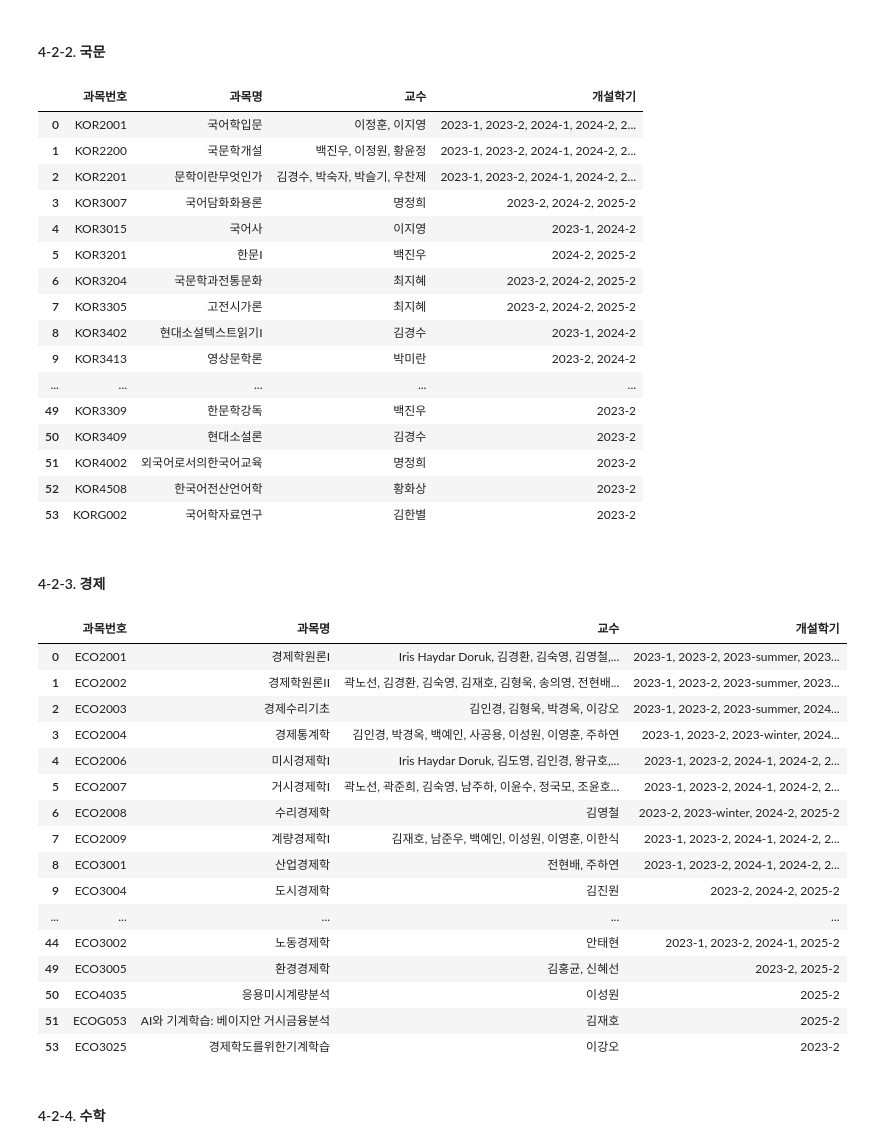
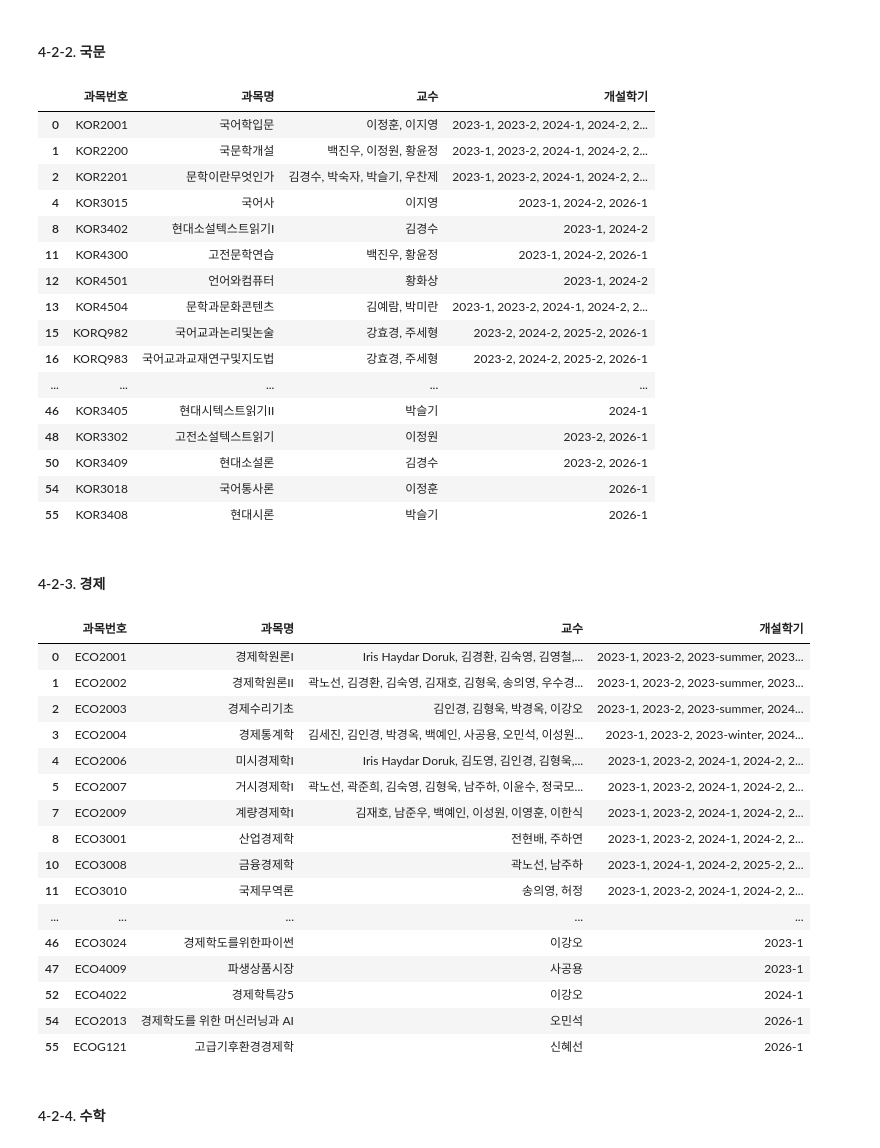
Before and after one commit to neulbokim/coursecheck, a Jupyter notebook: semester-course.ipynb, the cells around one changed output. Drawn from its saved outputs; the diff is of its cells as text; code cells hidden in the pictures.

```diff
--- a/semester-course.ipynb
+++ b/semester-course.ipynb
@@ -229,55 +281,55 @@ df_mgt_fall
 # %%
 make_major_dfs(df_all, major_name="kor", prefix="KOR")
 # %%
-#df_kor_spring
+df_kor_spring
 #df_kor_summer
-df_kor_fall
+#df_kor_fall
 #df_kor_winter
 # %% [output]
 |  | 과목번호 | 과목명 | 교수 | 개설학기 |
 | 0 | KOR2001 | 국어학입문 | 이정훈, 이지영 | 2023-1, 2023-2, 2024-1, 2024-2, 2... |
 | 1 | KOR2200 | 국문학개설 | 백진우, 이정원, 황윤정 | 2023-1, 2023-2, 2024-1, 2024-2, 2... |
 | 2 | KOR2201 | 문학이란무엇인가 | 김경수, 박숙자, 박슬기, 우찬제 | 2023-1, 2023-2, 2024-1, 2024-2, 2... |
-| 3 | KOR3007 | 국어담화화용론 | 명정희 | 2023-2, 2024-2, 2025-2 |
-| 4 | KOR3015 | 국어사 | 이지영 | 2023-1, 2024-2 |
-| 5 | KOR3201 | 한문I | 백진우 | 2024-2, 2025-2 |
-| 6 | KOR3204 | 국문학과전통문화 | 최지혜 | 2023-2, 2024-2, 2025-2 |
-| 7 | KOR3305 | 고전시가론 | 최지혜 | 2023-2, 2024-2, 2025-2 |
+| 4 | KOR3015 | 국어사 | 이지영 | 2023-1, 2024-2, 2026-1 |
 | 8 | KOR3402 | 현대소설텍스트읽기I | 김경수 | 2023-1, 2024-2 |
-| 9 | KOR3413 | 영상문학론 | 박미란 | 2023-2, 2024-2 |
+| 11 | KOR4300 | 고전문학연습 | 백진우, 황윤정 | 2023-1, 2024-2, 2026-1 |
+| 12 | KOR4501 | 언어와컴퓨터 | 황화상 | 2023-1, 2024-2 |
+| 13 | KOR4504 | 문학과문화콘텐츠 | 김예람, 박미란 | 2023-1, 2023-2, 2024-1, 2024-2, 2... |
+| 15 | KORQ982 | 국어교과논리및논술 | 강효경, 주세형 | 2023-2, 2024-2, 2025-2, 2026-1 |
+| 16 | KORQ983 | 국어교과교재연구및지도법 | 강효경, 주세형 | 2023-2, 2024-2, 2025-2, 2026-1 |
 | ... | ... | ... | ... | ... |
-| 49 | KOR3309 | 한문학강독 | 백진우 | 2023-2 |
-| 50 | KOR3409 | 현대소설론 | 김경수 | 2023-2 |
-| 51 | KOR4002 | 외국어로서의한국어교육 | 명정희 | 2023-2 |
-| 52 | KOR4508 | 한국어전산언어학 | 황화상 | 2023-2 |
-| 53 | KORG002 | 국어학자료연구 | 김한별 | 2023-2 |
+| 46 | KOR3405 | 현대시텍스트읽기II | 박슬기 | 2024-1 |
+| 48 | KOR3302 | 고전소설텍스트읽기 | 이정원 | 2023-2, 2026-1 |
+| 50 | KOR3409 | 현대소설론 | 김경수 | 2023-2, 2026-1 |
+| 54 | KOR3018 | 국어통사론 | 이정훈 | 2026-1 |
+| 55 | KOR3408 | 현대시론 | 박슬기 | 2026-1 |
 # %% [markdown]
 #### 4-2-3. 경제
 # %%
 make_major_dfs(df_all, major_name="eco", prefix="ECO")
 # %%
-#df_eco_spring
+df_eco_spring
 #df_eco_summer
-df_eco_fall
+#df_eco_fall
 #df_eco_winter
 # %% [output]
 |  | 과목번호 | 과목명 | 교수 | 개설학기 |
 | 0 | ECO2001 | 경제학원론I | Iris Haydar Doruk, 김경환, 김숙영, 김영철,... | 2023-1, 2023-2, 2023-summer, 2023... |
-| 1 | ECO2002 | 경제학원론II | 곽노선, 김경환, 김숙영, 김재호, 김형욱, 송의영, 전현배... | 2023-1, 2023-2, 2023-summer, 2023... |
+| 1 | ECO2002 | 경제학원론II | 곽노선, 김경환, 김숙영, 김재호, 김형욱, 송의영, 우수경... | 2023-1, 2023-2, 2023-summer, 2023... |
 | 2 | ECO2003 | 경제수리기초 | 김인경, 김형욱, 박경옥, 이강오 | 2023-1, 2023-2, 2023-summer, 2024... |
-| 3 | ECO2004 | 경제통계학 | 김인경, 박경옥, 백예인, 사공용, 이성원, 이영훈, 주하연 | 2023-1, 2023-2, 2023-winter, 2024... |
-| 4 | ECO2006 | 미시경제학I | Iris Haydar Doruk, 김도영, 김인경, 왕규호,... | 2023-1, 2023-2, 2024-1, 2024-2, 2... |
-| 5 | ECO2007 | 거시경제학I | 곽노선, 곽준희, 김숙영, 남주하, 이윤수, 정국모, 조윤호... | 2023-1, 2023-2, 2024-1, 2024-2, 2... |
-| 6 | ECO2008 | 수리경제학 | 김영철 | 2023-2, 2023-winter, 2024-2, 2025-2 |
+| 3 | ECO2004 | 경제통계학 | 김세진, 김인경, 박경옥, 백예인, 사공용, 오민석, 이성원... | 2023-1, 2023-2, 2023-winter, 2024... |
+| 4 | ECO2006 | 미시경제학I | Iris Haydar Doruk, 김도영, 김인경, 김형욱,... | 2023-1, 2023-2, 2024-1, 2024-2, 2... |
+| 5 | ECO2007 | 거시경제학I | 곽노선, 곽준희, 김숙영, 김형욱, 남주하, 이윤수, 정국모... | 2023-1, 2023-2, 2024-1, 2024-2, 2... |
 | 7 | ECO2009 | 계량경제학I | 김재호, 남준우, 백예인, 이성원, 이영훈, 이한식 | 2023-1, 2023-2, 2024-1, 2024-2, 2... |
 | 8 | ECO3001 | 산업경제학 | 전현배, 주하연 | 2023-1, 2023-2, 2024-1, 2024-2, 2... |
-| 9 | ECO3004 | 도시경제학 | 김진원 | 2023-2, 2024-2, 2025-2 |
+| 10 | ECO3008 | 금융경제학 | 곽노선, 남주하 | 2023-1, 2024-1, 2024-2, 2025-2, 2... |
+| 11 | ECO3010 | 국제무역론 | 송의영, 허정 | 2023-1, 2023-2, 2024-1, 2024-2, 2... |
 | ... | ... | ... | ... | ... |
-| 44 | ECO3002 | 노동경제학 | 안태현 | 2023-1, 2023-2, 2024-1, 2025-2 |
-| 49 | ECO3005 | 환경경제학 | 김홍균, 신혜선 | 2023-2, 2025-2 |
-| 50 | ECO4035 | 응용미시계량분석 | 이성원 | 2025-2 |
-| 51 | ECOG053 | AI와 기계학습: 베이지안 거시금융분석 | 김재호 | 2025-2 |
-| 53 | ECO3025 | 경제학도를위한기계학습 | 이강오 | 2023-2 |
+| 46 | ECO3024 | 경제학도를위한파이썬 | 이강오 | 2023-1 |
+| 47 | ECO4009 | 파생상품시장 | 사공용 | 2023-1 |
+| 52 | ECO4022 | 경제학특강5 | 이강오 | 2024-1 |
+| 54 | ECO2013 | 경제학도를 위한 머신러닝과 AI | 오민석 | 2026-1 |
+| 55 | ECOG121 | 고급기후환경경제학 | 신혜선 | 2026-1 |
 # %% [markdown]
 #### 4-2-4. 수학
 # %%
```
Also changed, not shown: parts of 12 cells of this notebook, 9 other files.
